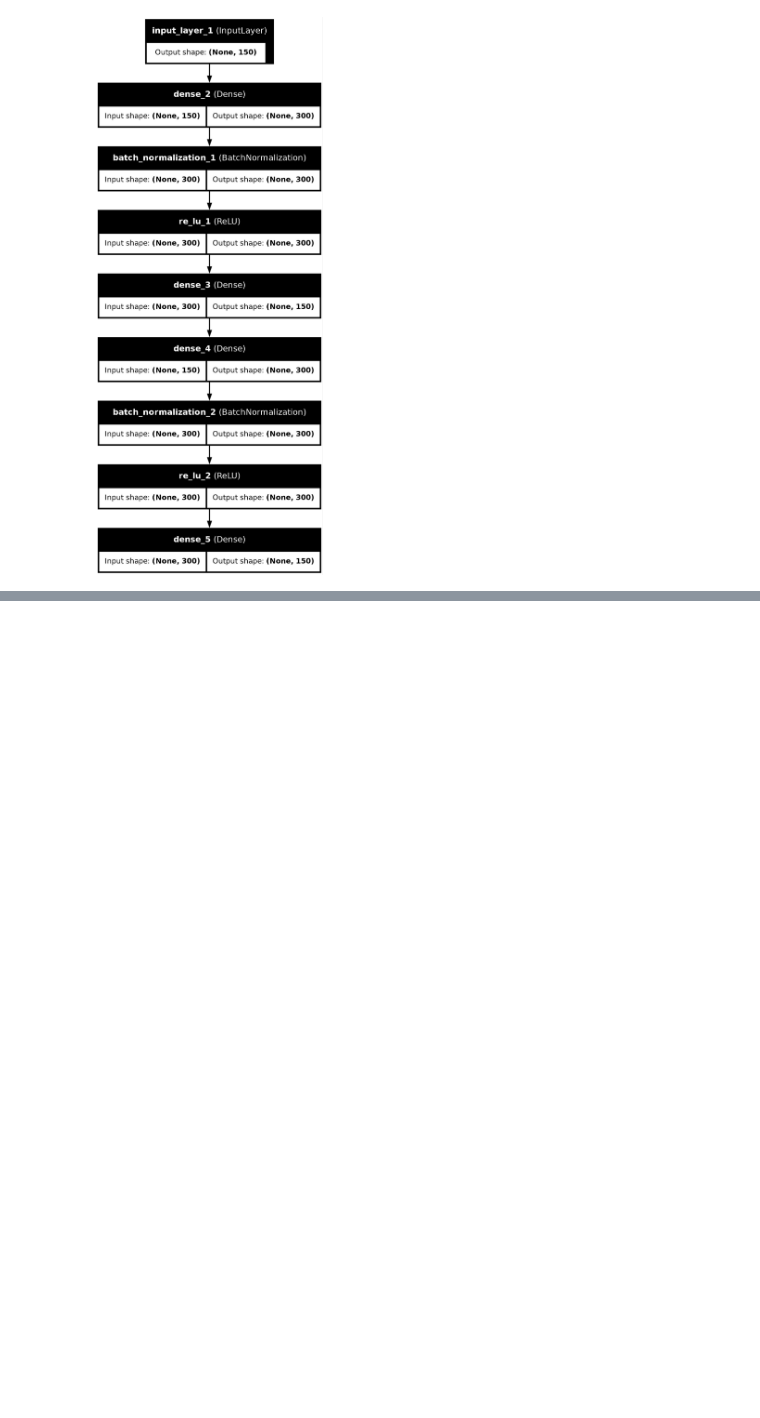
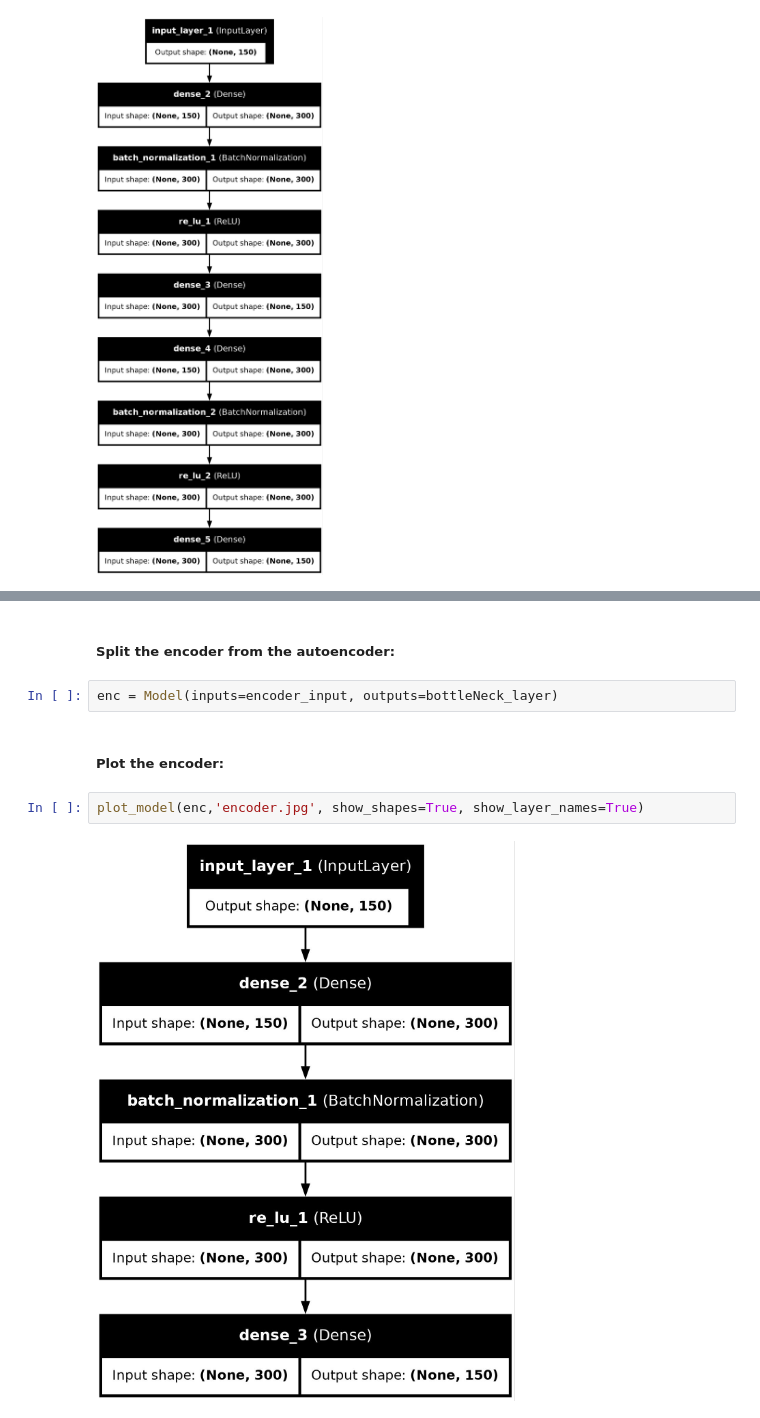
Before and after one commit to Muh-7/AI-Machine-Learning-Projects, a Jupyter notebook: 03-Autoencoder/AutoEncoder.ipynb, the cells around one changed output, grey strips where cells are left out. Cells and saved outputs as stored; diff of their text form; blank space fills up the shorter version.

```diff
--- a/03-Autoencoder/AutoEncoder.ipynb
+++ b/03-Autoencoder/AutoEncoder.ipynb
@@ -66,0 +103,10 @@ plot_model(autoencoder,'autoencoder.jpg', show_shapes=True, show_layer_names=Tru
+# %% [markdown]
+##### **Split the encoder from the autoencoder:**
+# %%
+enc = Model(inputs=encoder_input, outputs=bottleNeck_layer)
+# %% [markdown]
+##### **Plot the encoder:**
+# %%
+plot_model(enc,'encoder.jpg', show_shapes=True, show_layer_names=True)
+# %% [output]
+[figure, added]
```
Also changed, not shown: parts of 4 cells of this notebook, 1 other file.
